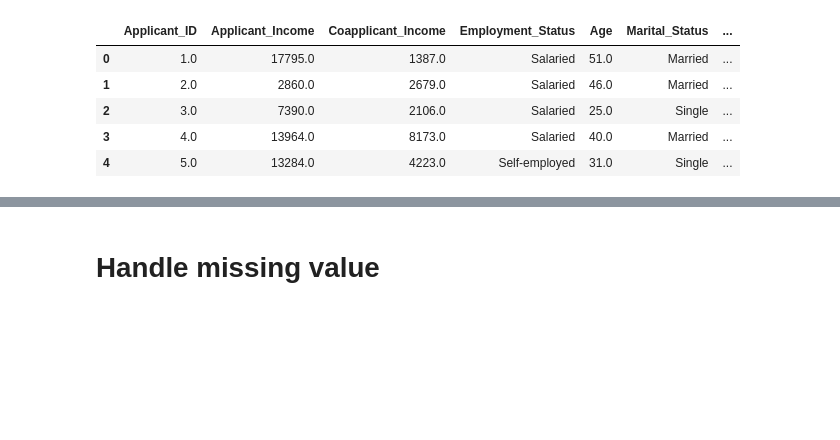
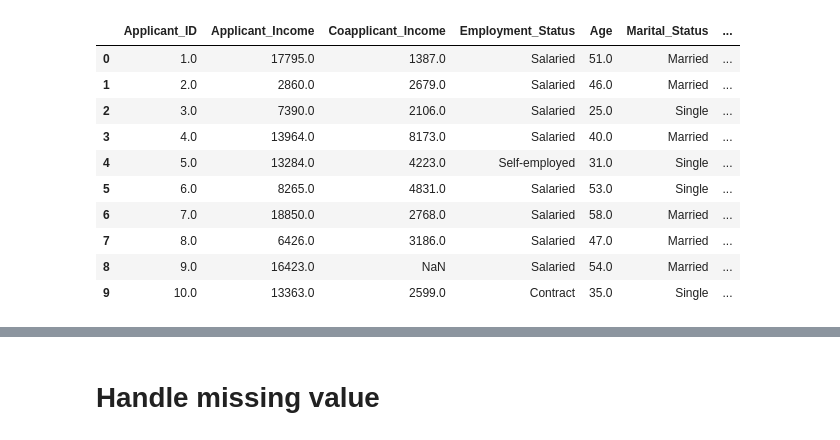
Before and after one commit to soumya569/CreditWise_Loan_System_Approved_Classification, a Jupyter notebook: Loan_approve.ipynb, the cells around one changed output, grey strips where cells are left out. Saved outputs shown, nothing was run; the diff lists cells and outputs as text; code cells hidden in the pictures; blank space fills up the shorter version.

```diff
--- a/Loan_approve.ipynb
+++ b/Loan_approve.ipynb
@@ -8,11 +8,16 @@ from sklearn.impute import SimpleImputer
 # %%
 df=pd.read_csv("loan_approval_data.csv")
 # %%
-df.head()
+df.head(10)
 # %% [output]
 |  | Applicant_ID | Applicant_Income | Coapplicant_Income | Employment_Status | Age | Marital_Status | ... |
 | 0 | 1.0 | 17795.0 | 1387.0 | Salaried | 51.0 | Married | ... |
 | 1 | 2.0 | 2860.0 | 2679.0 | Salaried | 46.0 | Married | ... |
 | 2 | 3.0 | 7390.0 | 2106.0 | Salaried | 25.0 | Single | ... |
 | 3 | 4.0 | 13964.0 | 8173.0 | Salaried | 40.0 | Married | ... |
 | 4 | 5.0 | 13284.0 | 4223.0 | Self-employed | 31.0 | Single | ... |
+| 5 | 6.0 | 8265.0 | 4831.0 | Salaried | 53.0 | Single | ... |
+| 6 | 7.0 | 18850.0 | 2768.0 | Salaried | 58.0 | Married | ... |
+| 7 | 8.0 | 6426.0 | 3186.0 | Salaried | 47.0 | Married | ... |
+| 8 | 9.0 | 16423.0 | NaN | Salaried | 54.0 | Married | ... |
+| 9 | 10.0 | 13363.0 | 2599.0 | Contract | 35.0 | Single | ... |
```
Also changed, not shown: parts of 2 cells of this notebook.
